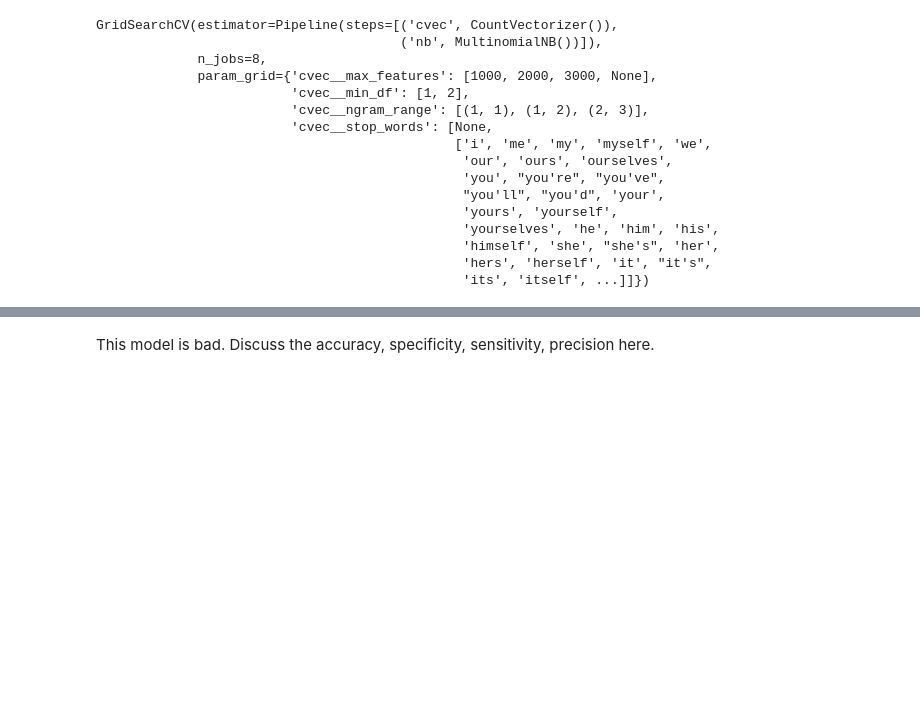
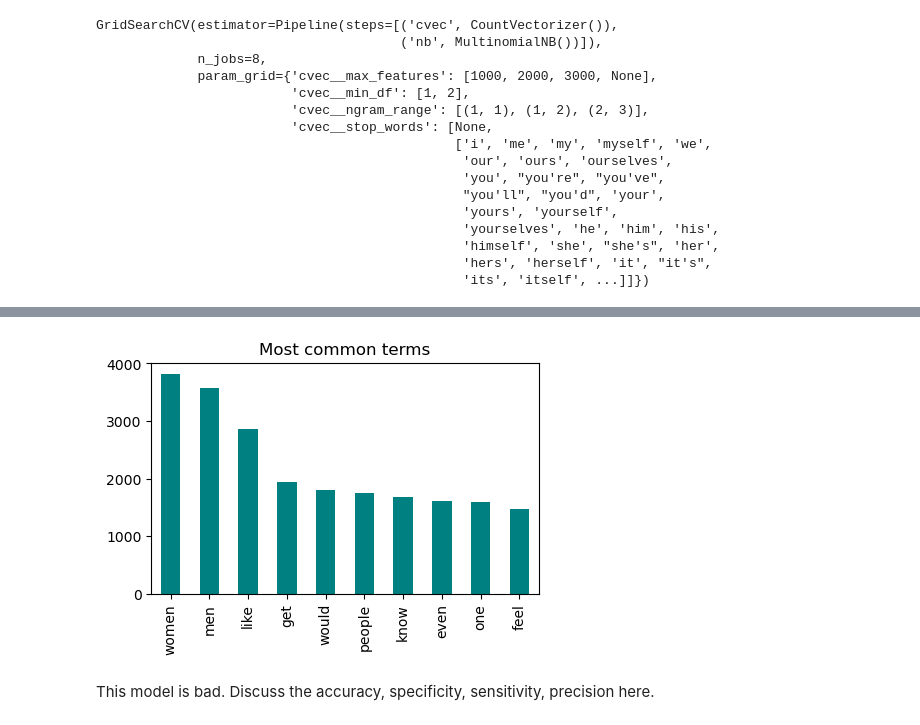
Before and after one commit to sheisroot/feminism-subreddit-classifier, a Jupyter notebook: 03_Preprocessing.ipynb, the cells around one changed output, grey strips where cells are left out. Drawn from its saved outputs; the diff is of its cells as text; code cells hidden in the pictures; blank space fills up the shorter version.

```diff
--- a/03_Preprocessing.ipynb
+++ b/03_Preprocessing.ipynb
@@ -147,0 +155,5 @@ GridSearchCV(estimator=Pipeline(steps=[('cvec', CountVectorizer()),
+# %%
+cv_fit = gs.best_estimator_[0].transform(X_train)
+# %%
+result_df = pd.DataFrame(data = cv_fit.toarray(), columns=columns)
+result_df.head()
@@ -148,3 +168,13 @@ GridSearchCV(estimator=Pipeline(steps=[('cvec', CountVectorizer()),
+# %%
+term_freq = np.sum(result_df, axis=0)
+# %%
+most_common = term_freq.sort_values(ascending=False).head(10)
+# %%
+plt.figure(figsize=(5,3))
+plt.title('Most common terms')
+most_common.plot(kind='bar', color='teal');
+# %% [output]
+[figure, added]
 # %%
 # HERE
 # RELEVANT EDA - consult 405-classification metrics to discuss the confusion matrix and to plot distributions, consult 502-lab-nlp to see what kind of EDA
```
Also changed, not shown: parts of 2 cells of this notebook, 2 other files.
